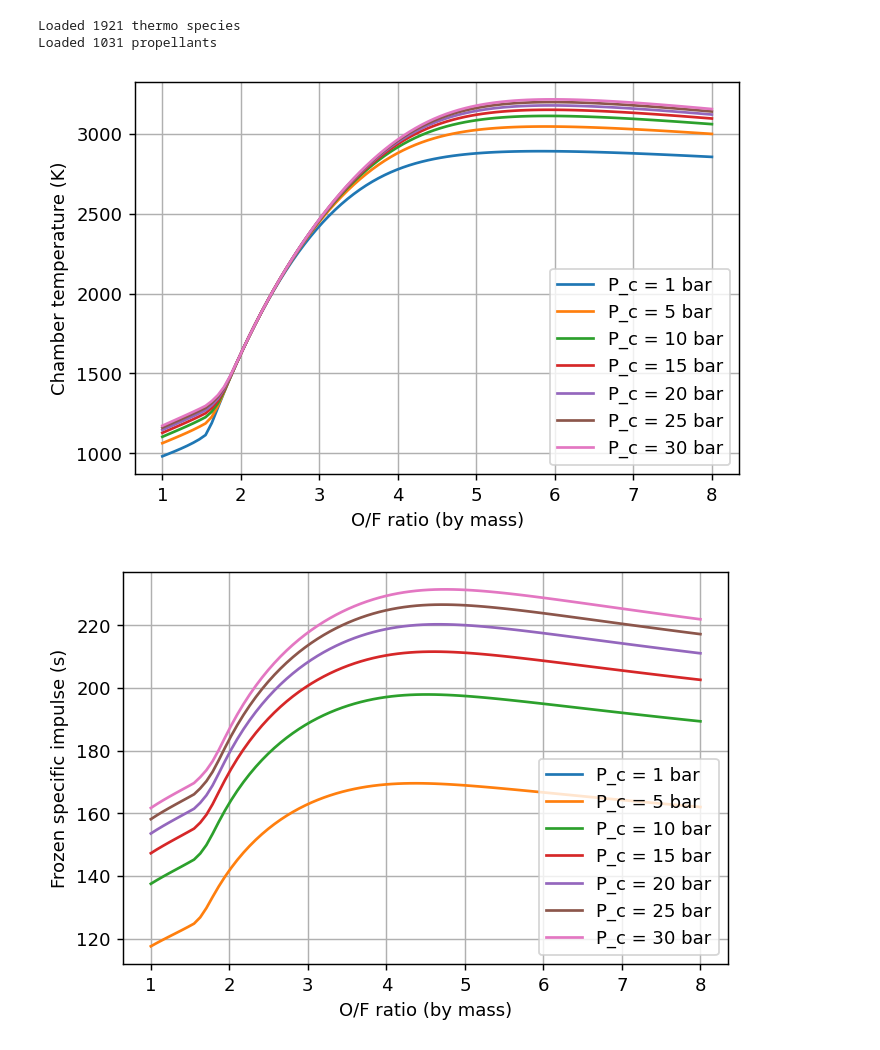
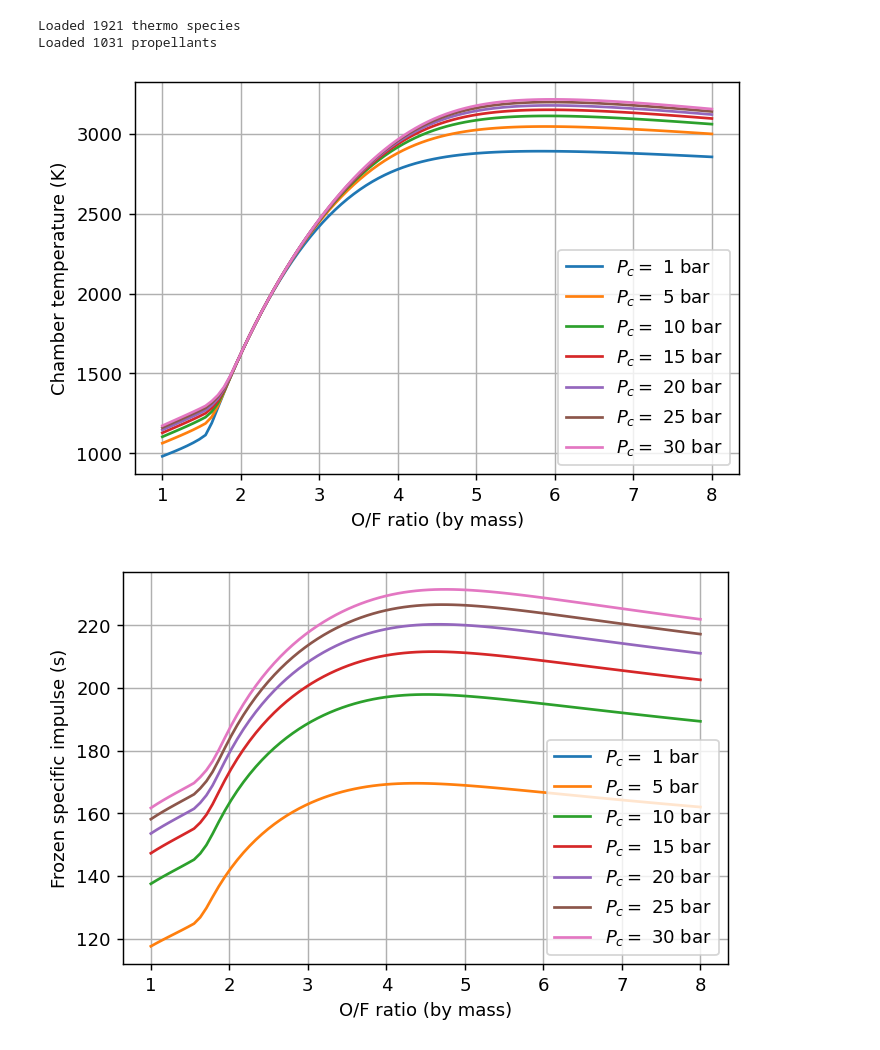
Before and after one commit to cuspaceflight/White-Dwarf-Cooling, a Jupyter notebook: Chamber Temperature.ipynb, the cells around one changed output. Cells and saved outputs as stored; diff of their text form; code cells hidden in the pictures.

```diff
--- a/Chamber Temperature.ipynb
+++ b/Chamber Temperature.ipynb
@@ -49,7 +49,7 @@ Loaded 1921 thermo species
 Loaded 1031 propellants
 # %%
 for j in range(len(pc)):
-    plt.plot(OF, Tc[:,j], label = r"P_c = "+f"{pc[j]} bar")
+    plt.plot(OF, Tc[:,j], label = r"$P_c =$ "+f"{pc[j]} bar")
 
 plt.ylabel("Chamber temperature (K)")
 plt.xlabel("O/F ratio (by mass)")
@@ -57,17 +57,17 @@ plt.grid()
 plt.legend()
 plt.show()
 # %% [output]
-[figure, old version]
+[figure, new version]
 # %%
 for j in range(len(pc)):
-    plt.plot(OF, isp_froz[:,j]/9.81, label = r"P_c = "+f"{pc[j]} bar")
+    plt.plot(OF, isp_froz[:,j]/9.81, label = r"$P_c =$ "+f"{pc[j]} bar")
 
 plt.ylabel("Frozen specific impulse (s)")
 plt.xlabel("O/F ratio (by mass)")
 plt.grid()
 plt.legend()
 plt.show()
 # %% [output]
-[figure, old version]
+[figure, new version]
 # %%
 for j in range(len(pc)):
```
Also changed, not shown: parts of 2 cells of this notebook, 14 other files.
